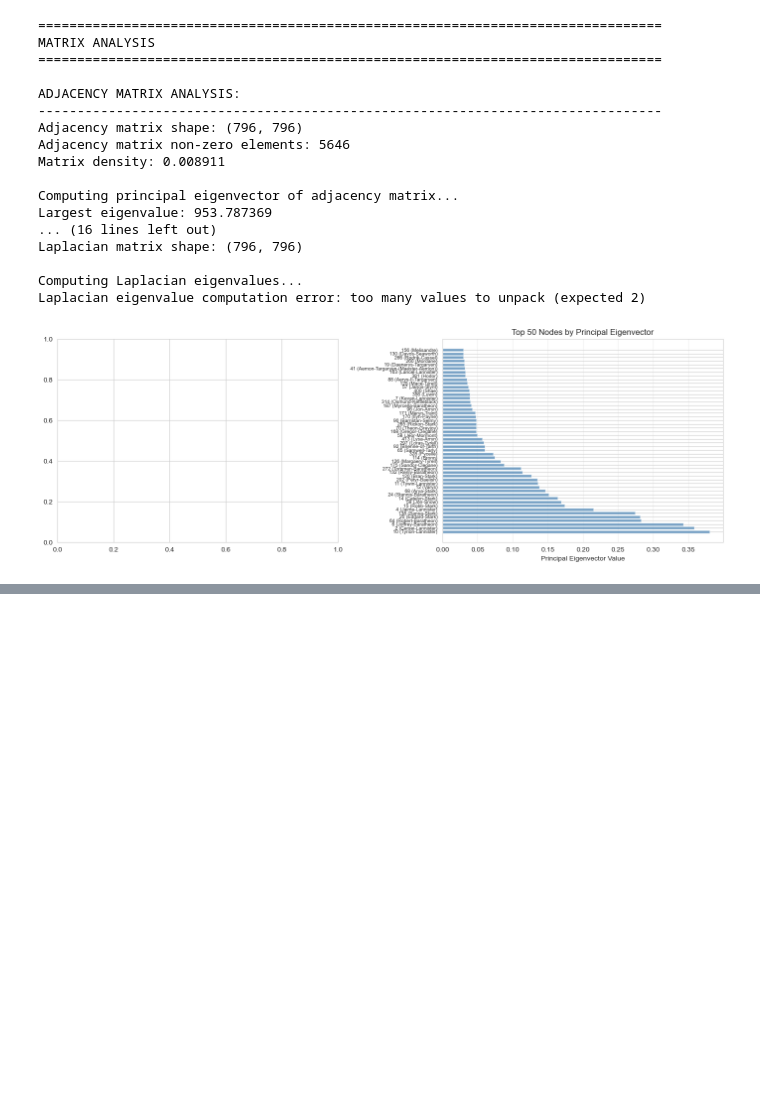
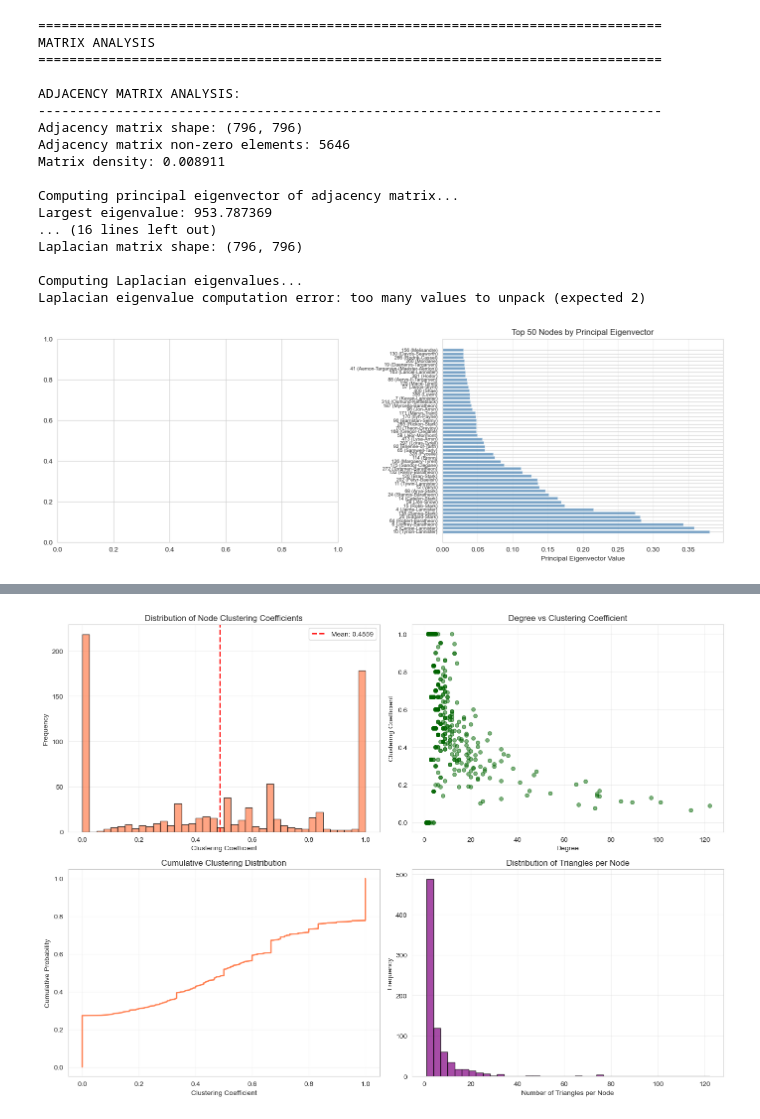
Before and after one commit to oromerlo8-ub/complex_networks, a Jupyter notebook: repo/network_2/network_2.ipynb, the cells around one changed output, grey strips where cells are left out. Saved outputs shown, nothing was run; the diff lists cells and outputs as text; code cells hidden in the pictures; blank space fills up the shorter version.

```diff
--- a/repo/network_2/network_2.ipynb
+++ b/repo/network_2/network_2.ipynb
@@ -966,0 +1306,98 @@ Laplacian eigenvalue computation error: too many values to unpack (expected 2)
+# %%
+# 4. NETWORK-LEVEL CLUSTERING & COMMUNITY STRUCTURE
+
+print("=" * 80)
+print("NETWORK-LEVEL CLUSTERING & TRIADIC CLOSURE")
+print("=" * 80)
+print()
+
+# Compute clustering metrics for main component
+clustering_coeffs_main = nx.clustering(G_main)
+transitivity_main = nx.transitivity(G_main)
+avg_clustering_main = nx.average_clustering(G_main)
+
+print("CLUSTERING STATISTICS:")
+print(f"  Average clustering coefficient: {avg_clustering_main:.4f}")
+print(f"  Network transitivity (global clustering): {transitivity_main:.4f}")
+print()
+
+# Compare with random network (Erdos-Renyi)
+avg_degree = 2 * G_main.number_of_edges() / G_main.number_of_nodes()
+prob_random = avg_degree / (G_main.number_of_nodes() - 1)
+expected_clustering_random = prob_random
+
+print("COMPARISON WITH RANDOM NETWORKS:")
+print(f"  Random network clustering (Erdos-Renyi): {expected_clustering_random:.4f}")
+print(f"  Actual clustering: {avg_clustering_main:.4f}")
+print(f"  Clustering enhancement factor: {avg_clustering_main / expected_clustering_random:.2f}x")
+print()
+
+# Count triangles
+triangles_count = {}
+for node in G_main.nodes():
+    triangles_count[node] = len(list(nx.common_neighbors(G_main, node, node)))
+
+total_triangles = sum(triangles_count.values()) // 6  # Each triangle counted 6 times
+
+print(f"TRIANGLE ANALYSIS:")
+print(f"  Total triangles: {total_triangles}")
+print(f"  Nodes in triangles: {sum(1 for t in triangles_count.values() if t > 0)}")
+print(f"  Average triangles per node: {np.mean(list(triangles_count.values())):.2f}")
+print(f"  Maximum triangles (any single node): {max(triangles_count.values())}")
+print()
+
+# Transitivity interpretation
+print("INTERPRETATION OF NETWORK CLUSTERING:")
+if transitivity_main > 0.3:
+    print(f"  High clustering ({transitivity_main:.4f}): Network has strong local group structure")
+elif transitivity_main > 0.1:
+    print(f"  Moderate clustering ({transitivity_main:.4f}): Network has some local group structure")
+else:
+    print(f"  Low clustering ({transitivity_main:.4f}): Network is relatively tree-like")
+
+print()
+
+# Visualization
+fig, axes = plt.subplots(2, 2, figsize=(14, 10))
+
+# Clustering distribution
+clustering_values_main = list(clustering_coeffs_main.values())
+axes[0, 0].hist(clustering_values_main, bins=40, color='coral', edgecolor='black', alpha=0.7)
+axes[0, 0].axvline(avg_clustering_main, color='red', linestyle='--', linewidth=2, label=f'Mean: {avg_clustering_main:.4f}')
+axes[0, 0].set_xlabel('Clustering Coefficient')
+axes[0, 0].set_ylabel('Frequency')
+axes[0, 0].set_title('Distribution of Node Clustering Coefficients')
+axes[0, 0].legend()
+axes[0, 0].grid(True, alpha=0.3)
+
+# Degree vs Clustering scatter
+degree_clustering_pairs = [(degree_dict_main[n], clustering_coeffs_main[n]) for n in G_main.nodes()]
+deg_vals, clust_vals = zip(*degree_clustering_pairs)
+
+axes[0, 1].scatter(deg_vals, clust_vals, alpha=0.5, s=30, color='darkgreen')
+axes[0, 1].set_xlabel('Degree')
+axes[0, 1].set_ylabel('Clustering Coefficient')
+axes[0, 1].set_title('Degree vs Clustering Coefficient')
+axes[0, 1].grid(True, alpha=0.3)
+
+# Cumulative clustering
+sorted_clustering = sorted(clustering_values_main)
+cumulative_clustering = np.arange(1, len(sorted_clustering) + 1) / len(sorted_clustering)
+axes[1, 0].plot(sorted_clustering, cumulative_clustering, linewidth=2, color='coral')
+axes[1, 0].set_xlabel('Clustering Coefficient')
+axes[1, 0].set_ylabel('Cumulative Probability')
+axes[1, 0].set_title('Cumulative Clustering Distribution')
+axes[1, 0].grid(True, alpha=0.3)
+
+# Triangle count distribution (log scale for visibility)
+triangle_values = list(triangles_count.values())
+axes[1, 1].hist(triangle_values, bins=40, color='purple', edgecolor='black', alpha=0.7)
+axes[1, 1].set_xlabel('Number of Triangles per Node')
+axes[1, 1].set_ylabel('Frequency')
+axes[1, 1].set_title('Distribution of Triangles per Node')
+axes[1, 1].grid(True, alpha=0.3)
+
+plt.tight_layout()
+plt.show()
+print()
+# %% [output]
@@ -966,0 +1421 @@ Laplacian eigenvalue computation error: too many values to unpack (expected 2)
+[figure, added]
```
Also changed, not shown: parts of 14 cells of this notebook.
